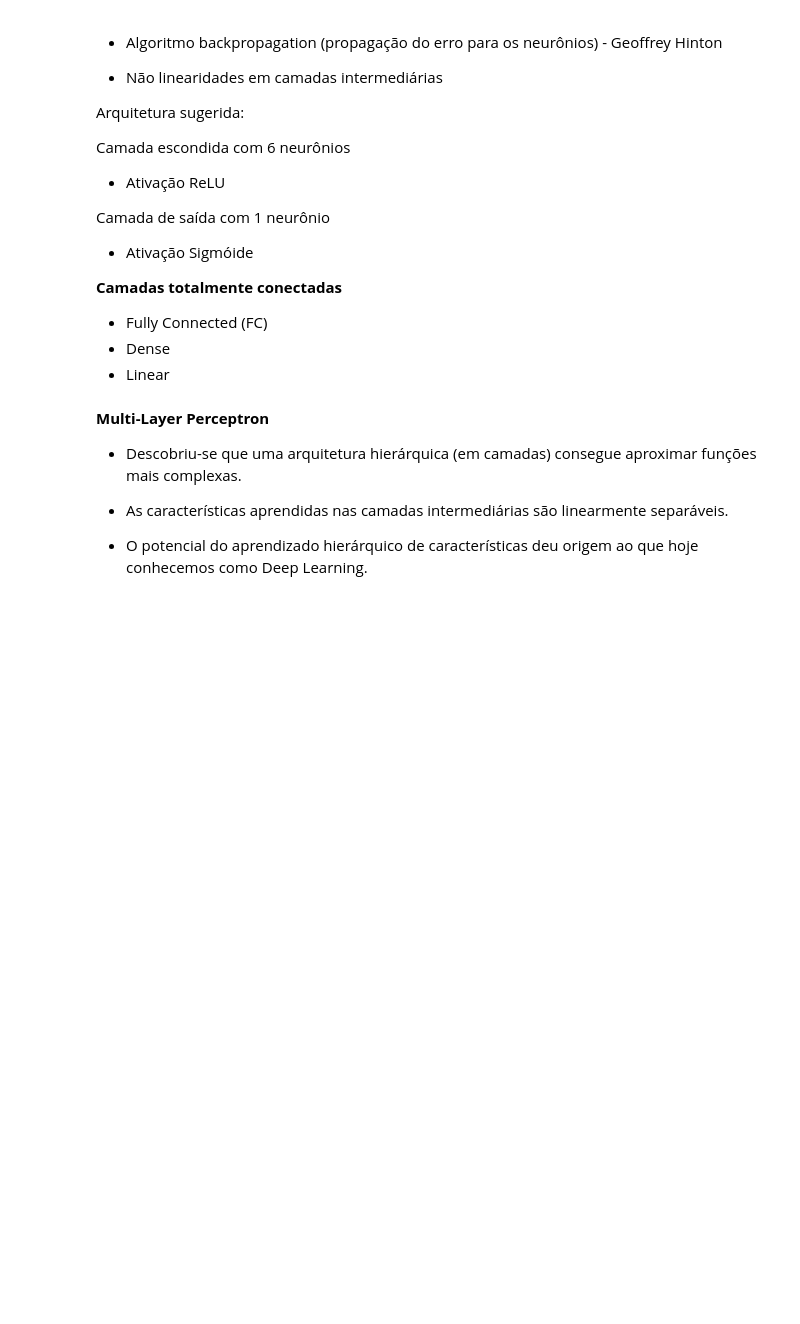
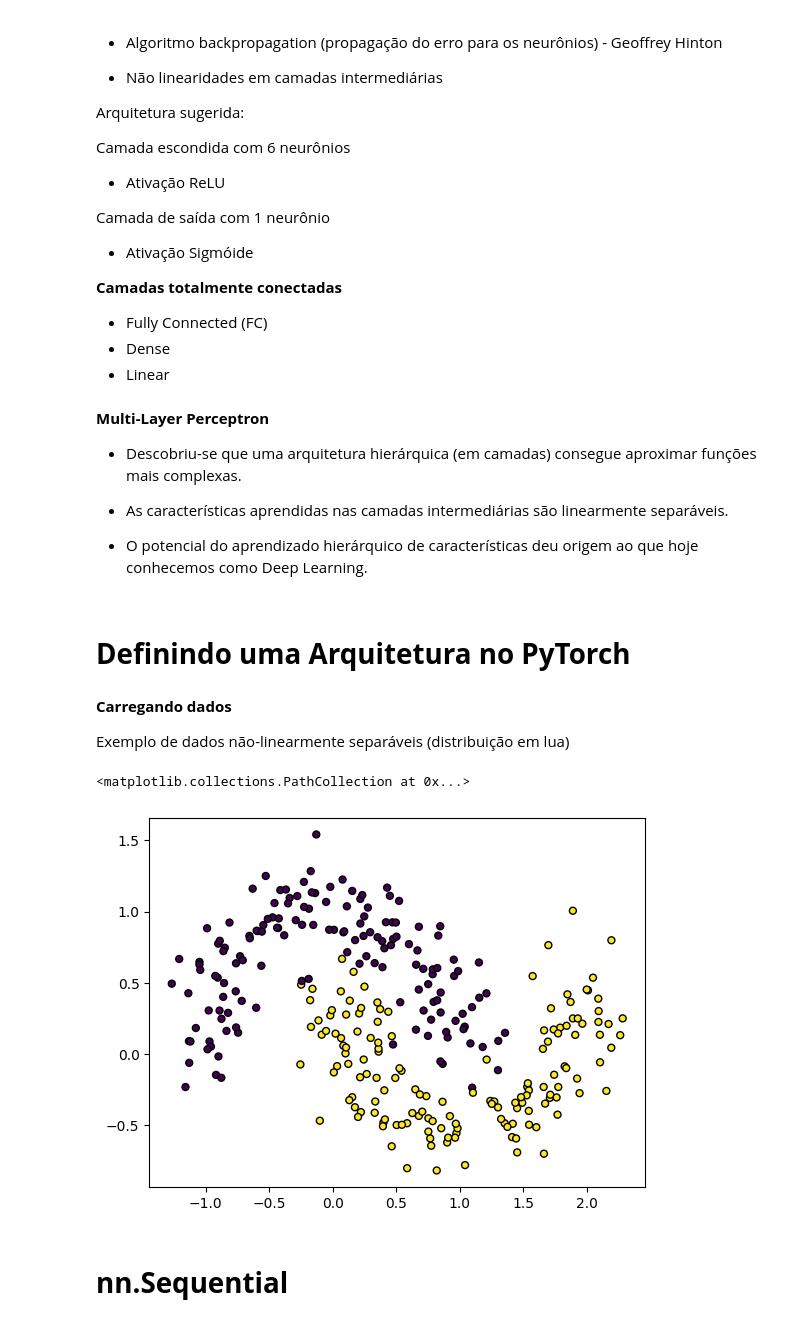
Before and after one commit to LucasFreitas98/Data-Science, a Jupyter notebook: redes_neurais_PyTorch.ipynb, the cells around one changed output. Drawn from its saved outputs; the diff is of its cells as text; code cells hidden in the pictures; blank space fills up the shorter version.

```diff
--- a/redes_neurais_PyTorch.ipynb
+++ b/redes_neurais_PyTorch.ipynb
@@ -772,3 +772,9 @@ layer_defs.push(
 * As características aprendidas nas camadas intermediárias são linearmente separáveis.
 
 * O potencial do aprendizado hierárquico de características deu origem ao que hoje conhecemos como Deep Learning.
+# %% [markdown]
+# **Definindo uma Arquitetura no PyTorch**
+# %% [markdown]
+**Carregando dados**
+
+Exemplo de dados não-linearmente separáveis (distribuição em lua)
@@ -774,0 +784,9 @@ layer_defs.push(
+# %%
+X1, Y1 = make_moons(n_samples=300, noise=0.2)
+plt.scatter(X1[:, 0], X1[:, 1], marker='o',
+            c=Y1, s=25, edgecolor='k')
+# %% [output]
+<matplotlib.collections.PathCollection at 0x...>
+[figure, added]
+# %% [markdown]
+# **nn.Sequential**
```
Also changed, not shown: parts of 10 cells of this notebook.
